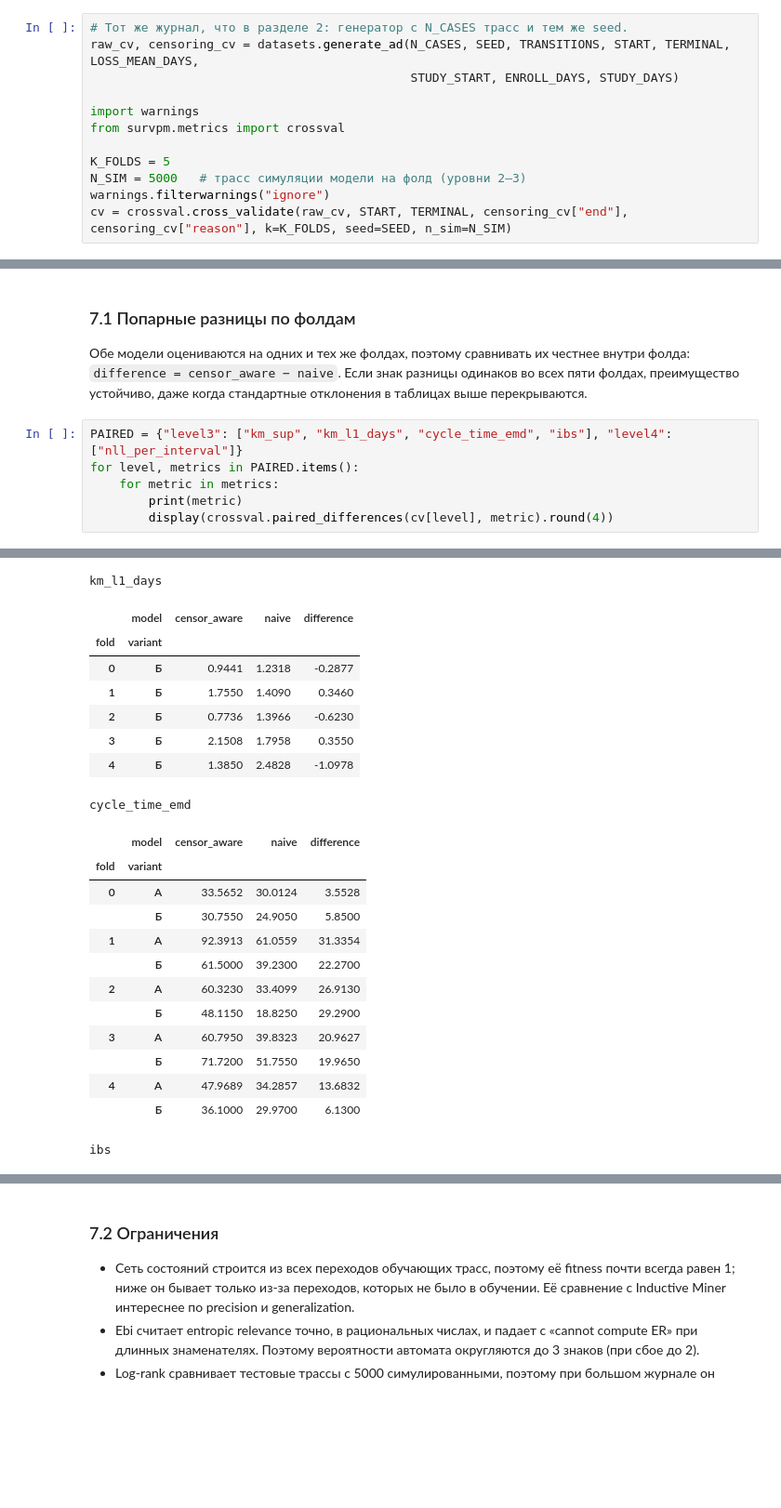
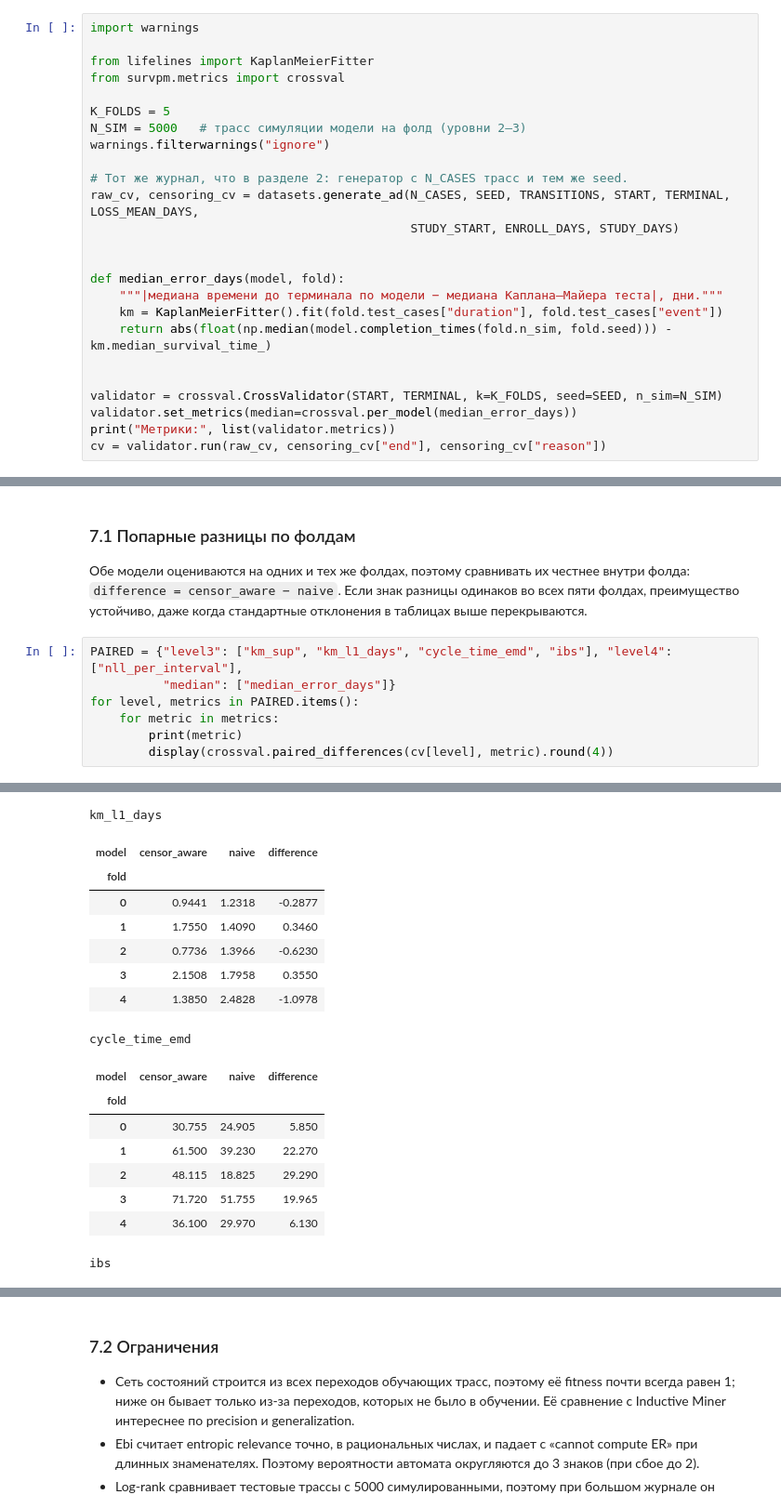
Before and after one commit to iuliivasilev/SurvivalProcessMining, a Jupyter notebook: dima/petri_net_time_estimation.ipynb, the cells around one changed output, grey strips where cells are left out. Shown at 93% size. Cells and saved outputs as stored; diff of their text form; blank space fills up the shorter version.

Commit message:
upd metrics

```diff
--- a/dima/petri_net_time_estimation.ipynb
+++ b/dima/petri_net_time_estimation.ipynb
@@ -1148,13 +1155,26 @@ pip install --ignore-requires-python log-distance-measures jellyfish pulp
 # %%
-# Тот же журнал, что в разделе 2: генератор с N_CASES трасс и тем же seed.
-raw_cv, censoring_cv = datasets.generate_ad(N_CASES, SEED, TRANSITIONS, START, TERMINAL, LOSS_MEAN_DAYS,
-                                            STUDY_START, ENROLL_DAYS, STUDY_DAYS)
+import warnings
 
-import warnings
+from lifelines import KaplanMeierFitter
 from survpm.metrics import crossval
 
 K_FOLDS = 5
 N_SIM = 5000   # трасс симуляции модели на фолд (уровни 2–3)
 warnings.filterwarnings("ignore")
-cv = crossval.cross_validate(raw_cv, START, TERMINAL, censoring_cv["end"], censoring_cv["reason"], k=K_FOLDS, seed=SEED, n_sim=N_SIM)
+
+# Тот же журнал, что в разделе 2: генератор с N_CASES трасс и тем же seed.
+raw_cv, censoring_cv = datasets.generate_ad(N_CASES, SEED, TRANSITIONS, START, TERMINAL, LOSS_MEAN_DAYS,
+                                            STUDY_START, ENROLL_DAYS, STUDY_DAYS)
+
+
+def median_error_days(model, fold):
+    """|медиана времени до терминала по модели − медиана Каплана–Майера теста|, дни."""
+    km = KaplanMeierFitter().fit(fold.test_cases["duration"], fold.test_cases["event"])
+    return abs(float(np.median(model.completion_times(fold.n_sim, fold.seed))) - km.median_survival_time_)
+
+
+validator = crossval.CrossValidator(START, TERMINAL, k=K_FOLDS, seed=SEED, n_sim=N_SIM)
+validator.set_metrics(median=crossval.per_model(median_error_days))
+print("Метрики:", list(validator.metrics))
+cv = validator.run(raw_cv, censoring_cv["end"], censoring_cv["reason"])
 # %% [output]
@@ -1215,7 +1235,8 @@ level4
 `difference = censor_aware − naive`. Если знак разницы одинаков во всех пяти фолдах,
 преимущество устойчиво, даже когда стандартные отклонения в таблицах выше перекрываются.
 # %%
-PAIRED = {"level3": ["km_sup", "km_l1_days", "cycle_time_emd", "ibs"], "level4": ["nll_per_interval"]}
+PAIRED = {"level3": ["km_sup", "km_l1_days", "cycle_time_emd", "ibs"], "level4": ["nll_per_interval"],
+          "median": ["median_error_days"]}
 for level, metrics in PAIRED.items():
     for metric in metrics:
         print(metric)
@@ -1232,22 +1253,17 @@ km_sup
 km_l1_days
-|  | model | censor_aware | naive | difference |
-| fold | variant |  |  |  |
-| 0 | Б | 0.9441 | 1.2318 | -0.2877 |
-| 1 | Б | 1.7550 | 1.4090 | 0.3460 |
-| 2 | Б | 0.7736 | 1.3966 | -0.6230 |
-| 3 | Б | 2.1508 | 1.7958 | 0.3550 |
-| 4 | Б | 1.3850 | 2.4828 | -1.0978 |
+| model | censor_aware | naive | difference |
+| fold |  |  |  |
+| 0 | 0.9441 | 1.2318 | -0.2877 |
+| 1 | 1.7550 | 1.4090 | 0.3460 |
+| 2 | 0.7736 | 1.3966 | -0.6230 |
+| 3 | 2.1508 | 1.7958 | 0.3550 |
+| 4 | 1.3850 | 2.4828 | -1.0978 |
 cycle_time_emd
-|  | model | censor_aware | naive | difference |
-| fold | variant |  |  |  |
-| 0 | A | 33.5652 | 30.0124 | 3.5528 |
-|  | Б | 30.7550 | 24.9050 | 5.8500 |
-| 1 | A | 92.3913 | 61.0559 | 31.3354 |
-|  | Б | 61.5000 | 39.2300 | 22.2700 |
-| 2 | A | 60.3230 | 33.4099 | 26.9130 |
-|  | Б | 48.1150 | 18.8250 | 29.2900 |
-| 3 | A | 60.7950 | 39.8323 | 20.9627 |
-|  | Б | 71.7200 | 51.7550 | 19.9650 |
-| 4 | A | 47.9689 | 34.2857 | 13.6832 |
-|  | Б | 36.1000 | 29.9700 | 6.1300 |
+| model | censor_aware | naive | difference |
+| fold |  |  |  |
+| 0 | 30.755 | 24.905 | 5.850 |
+| 1 | 61.500 | 39.230 | 22.270 |
+| 2 | 48.115 | 18.825 | 29.290 |
+| 3 | 71.720 | 51.755 | 19.965 |
+| 4 | 36.100 | 29.970 | 6.130 |
 ibs
```
Also changed, not shown: parts of 6 cells of this notebook, 26 other files.
